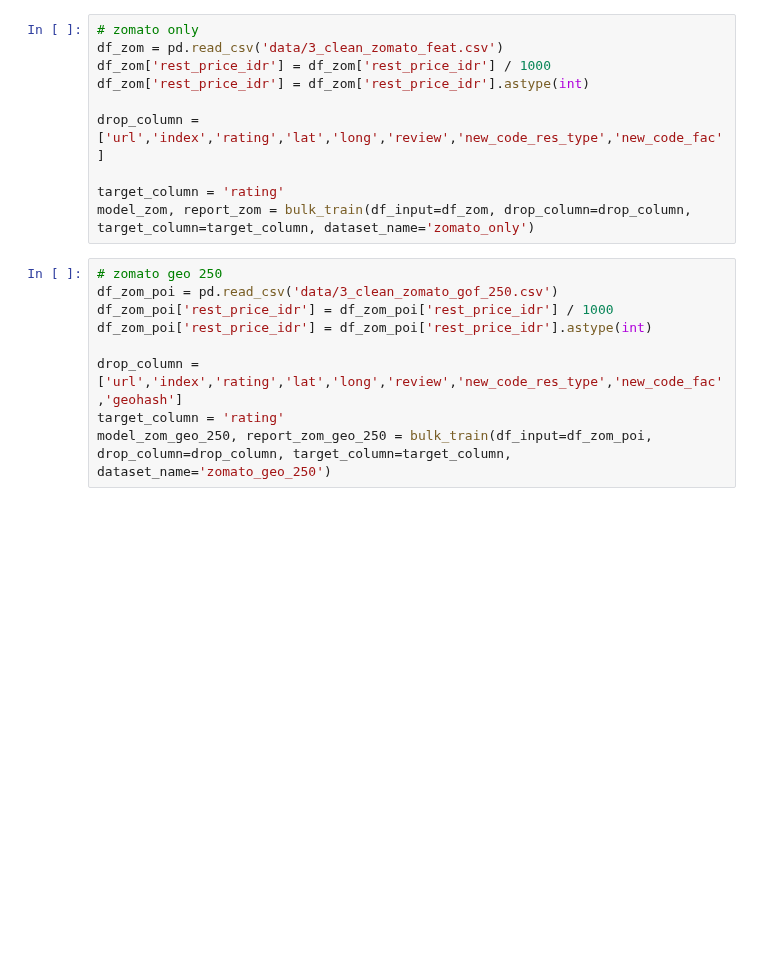
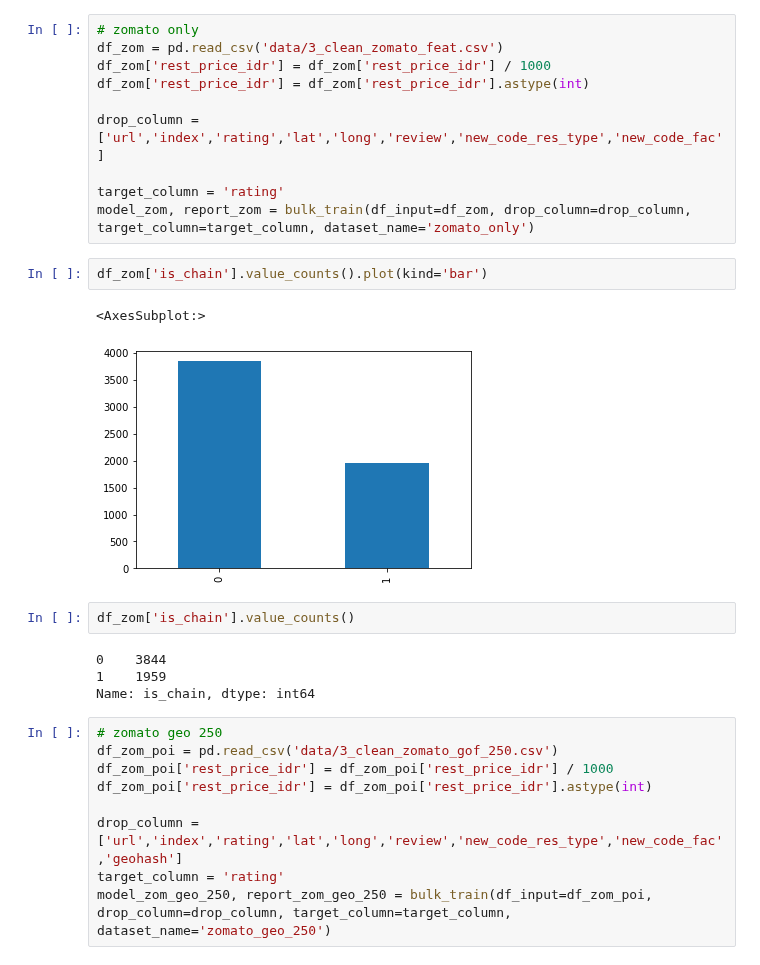
Before and after one commit to adamaulia/AdamThesis, a Jupyter notebook: 4_model.ipynb, the cells around one changed output. Cells and saved outputs as stored; diff of their text form; blank space fills up the shorter version.

```diff
--- a/4_model.ipynb
+++ b/4_model.ipynb
@@ -105,6 +105,17 @@ drop_column = ['url','index','rating','lat','long','review','new_code_res_type',
 
 target_column = 'rating'
 model_zom, report_zom = bulk_train(df_input=df_zom, drop_column=drop_column, target_column=target_column, dataset_name='zomato_only')
+# %%
+df_zom['is_chain'].value_counts().plot(kind='bar')
+# %% [output]
+<AxesSubplot:>
+[figure, added]
+# %%
+df_zom['is_chain'].value_counts()
+# %% [output]
+0    3844
+1    1959
+Name: is_chain, dtype: int64
 # %%
 # zomato geo 250
 df_zom_poi = pd.read_csv('data/3_clean_zomato_gof_250.csv')
```
Also changed, not shown: parts of 1 cell of this notebook, 4 other files.
